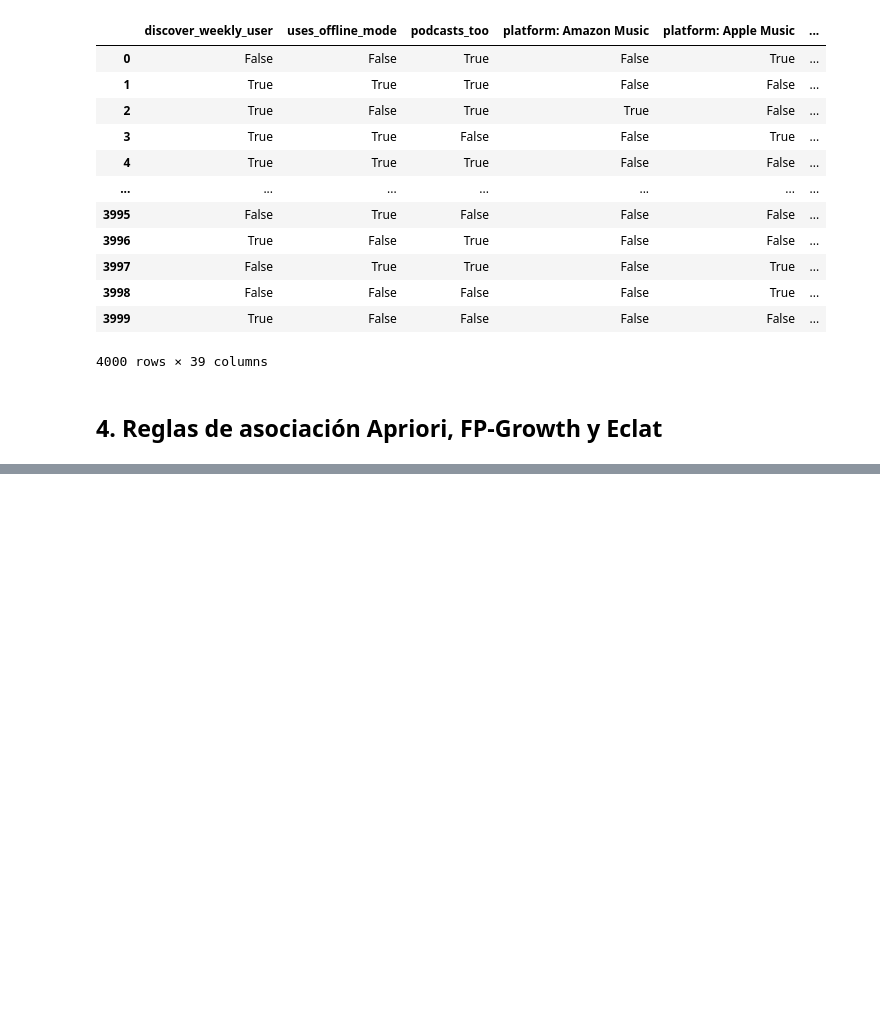
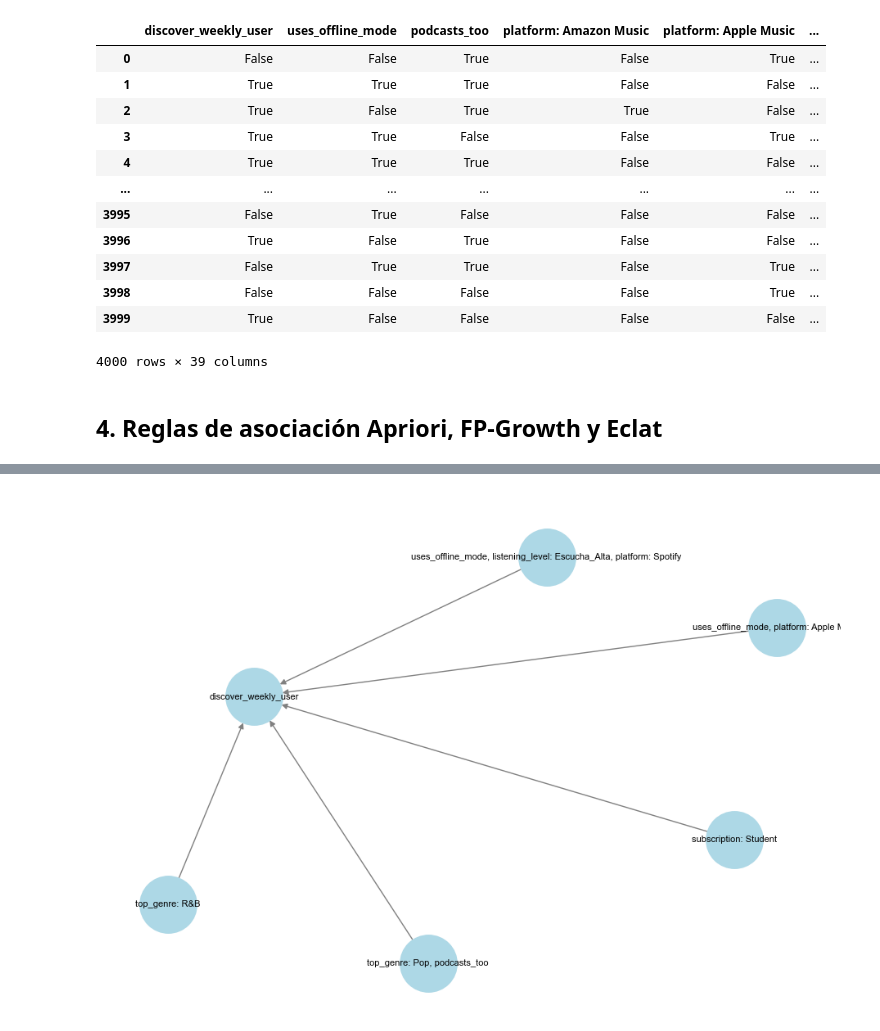
Before and after one commit to Isaakkko/Habitos-Musicales, a Jupyter notebook: HTML/JUPYTER.ipynb, the cells around one changed output, grey strips where cells are left out. Drawn from its saved outputs; the diff is of its cells as text; code cells hidden in the pictures; blank space fills up the shorter version.

```diff
--- a/HTML/JUPYTER.ipynb
+++ b/HTML/JUPYTER.ipynb
@@ -227,0 +304,4 @@ use_songs.datos
+# %%
+fp_model.graficar_red(top_n=8)
+# %% [output]
+[figure, added]
```
Also changed, not shown: parts of 17 cells of this notebook, 1 other file.
